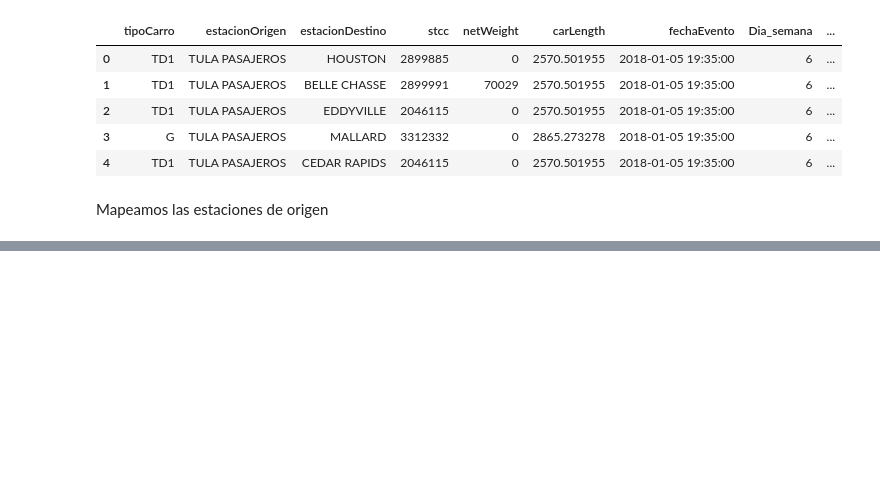
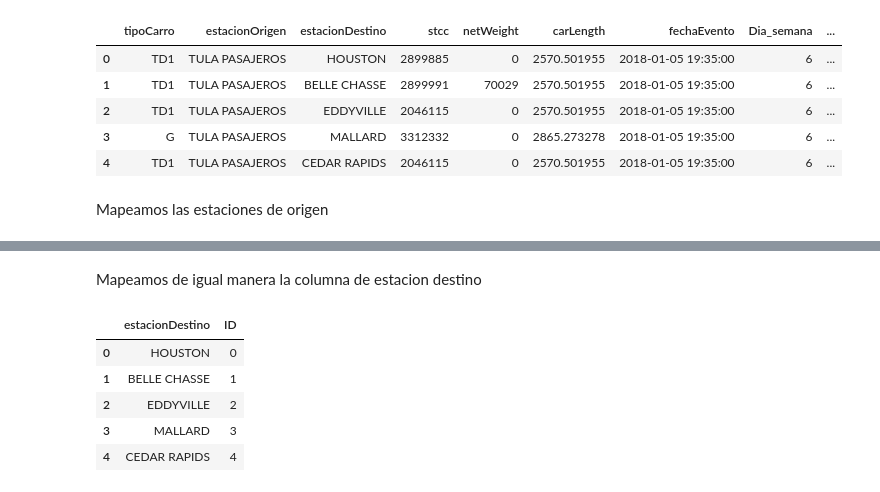
Before and after one commit to BrunoFerrovalle/Modelo_Llegadas, a Jupyter notebook: Modelo.ipynb, the cells around one changed output, grey strips where cells are left out. Cells and saved outputs as stored; diff of their text form; code cells hidden in the pictures; blank space fills up the shorter version.

```diff
--- a/Modelo.ipynb
+++ b/Modelo.ipynb
@@ -96,0 +124,17 @@ print(tcargos_df.head())
+# %% [markdown]
+Mapeamos de igual manera la columna de estacion destino
+# %%
+# Crear un diccionario que asigne un ID único a cada valor de estacionDestino
+unique_estaciones_destino = merged_df['estacionDestino'].unique()
+estacion_destino_id_map = {estacion: idx for idx, estacion in enumerate(unique_estaciones_destino)}
+
+# Crear un DataFrame a partir del diccionario de mapeo
+estacion_destino_id_df = pd.DataFrame(list(estacion_destino_id_map.items()), columns=['estacionDestino', 'ID'])
+estacion_destino_id_df.head()
+# %% [output]
+|  | estacionDestino | ID |
+| 0 | HOUSTON | 0 |
+| 1 | BELLE CHASSE | 1 |
+| 2 | EDDYVILLE | 2 |
+| 3 | MALLARD | 3 |
+| 4 | CEDAR RAPIDS | 4 |
```
Also changed, not shown: parts of 8 cells of this notebook, 4 other files.
